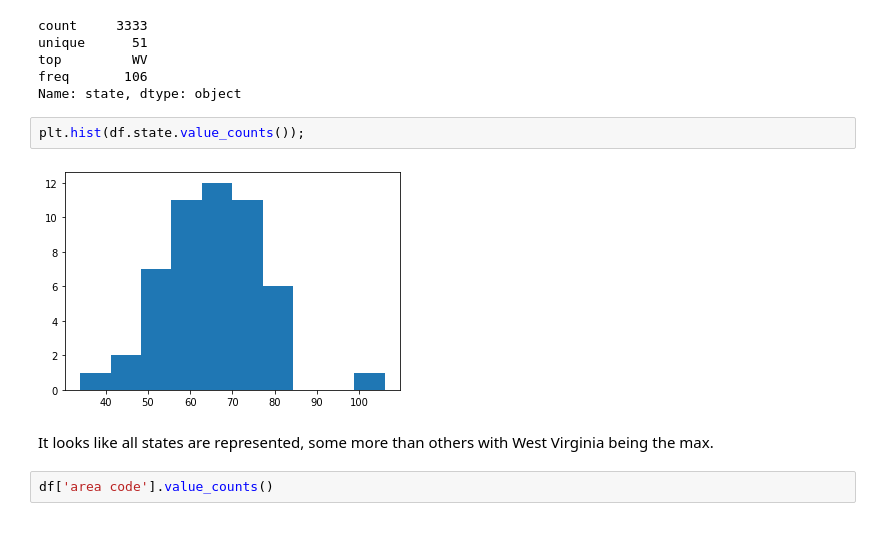
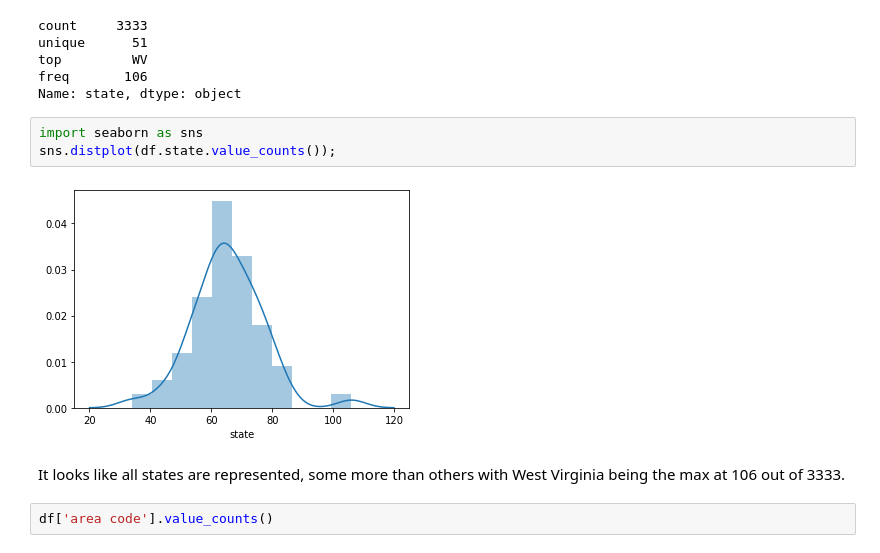
Before and after one commit to JessicaFB/Telecommunications-Churn-Prediction, a Jupyter notebook: churn_classifier.ipynb, the cells around one changed output. Drawn from its saved outputs; the diff is of its cells as text.

```diff
--- a/churn_classifier.ipynb
+++ b/churn_classifier.ipynb
@@ -156,12 +156,13 @@ unique      51
 top         WV
 freq       106
 Name: state, dtype: object
-# %%
-plt.hist(df.state.value_counts());
-# %% [output]
-[figure, removed]
+# %%
+import seaborn as sns
+sns.distplot(df.state.value_counts());
+# %% [output]
+[figure, added]
 # %% [markdown]
-It looks like all states are represented, some more than others with West Virginia being the max.
+It looks like all states are represented, some more than others with West Virginia being the max at 106 out of 3333.
 # %%
 df['area code'].value_counts()
 # %% [output]
```
Also changed, not shown: parts of 31 cells of this notebook.
